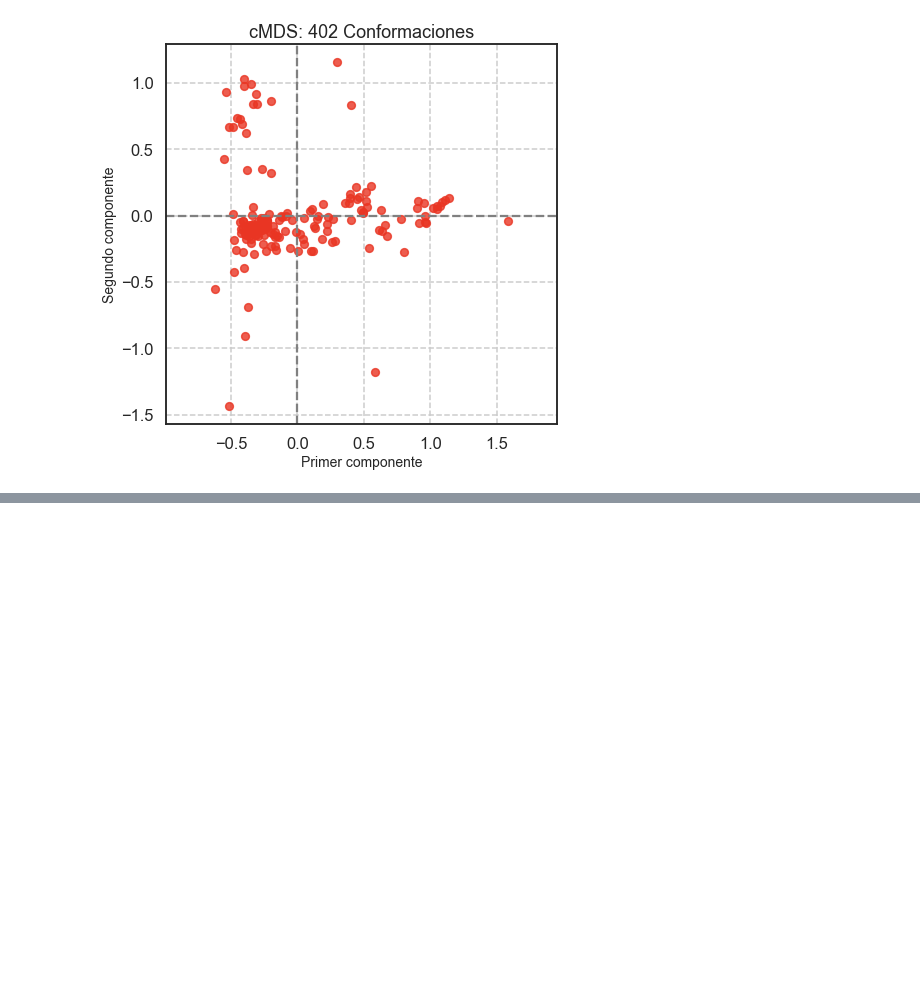
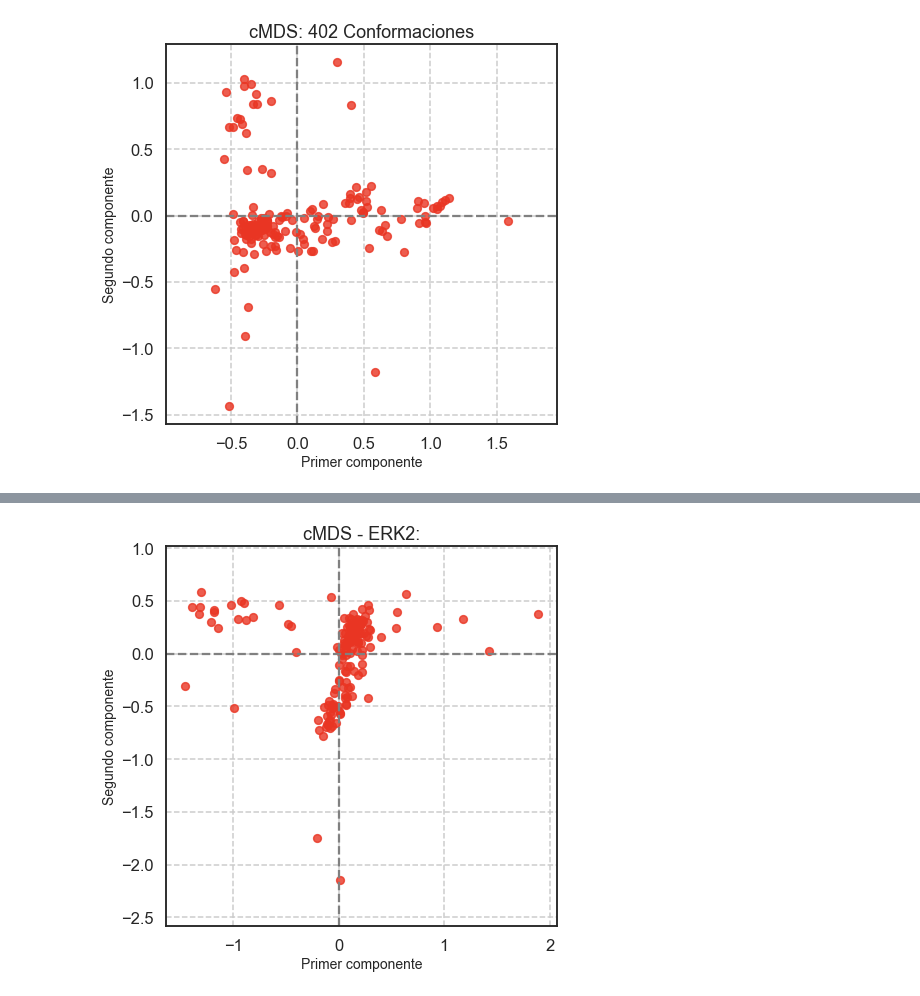
Before and after one commit to jRicciL/ERK2_notebooks, a Jupyter notebook: 3_Protein_Crystal_Ensembles/1_MDS_and_PCA_Crystal_Ensembles.ipynb, the cells around one changed output, grey strips where cells are left out. Saved outputs shown, nothing was run; the diff lists cells and outputs as text; code cells hidden in the pictures; blank space fills up the shorter version.

```diff
--- a/3_Protein_Crystal_Ensembles/1_MDS_and_PCA_Crystal_Ensembles.ipynb
+++ b/3_Protein_Crystal_Ensembles/1_MDS_and_PCA_Crystal_Ensembles.ipynb
@@ -114,0 +158,11 @@ plot_points(mds = mds_sec_all[0], alpha=0.8,
+# %%
+residues_mask = F":{string_new_res_2}&@CA"
+
+pair_rmsd_166_all = pyt.pairwise_rmsd(traj = traj_crystals, metric="rms", mask = residues_mask)
+mds_all_atoms = cMDS(pair_rmsd_166_all)
+
+fig = plt.figure(figsize=(7, 7))
+plot_points(mds = mds_all_atoms[0], alpha=0.8,
+                             title = "cMDS - ERK2:")
+# %% [output]
+[figure, added]
```
Also changed, not shown: parts of 5 cells of this notebook.
